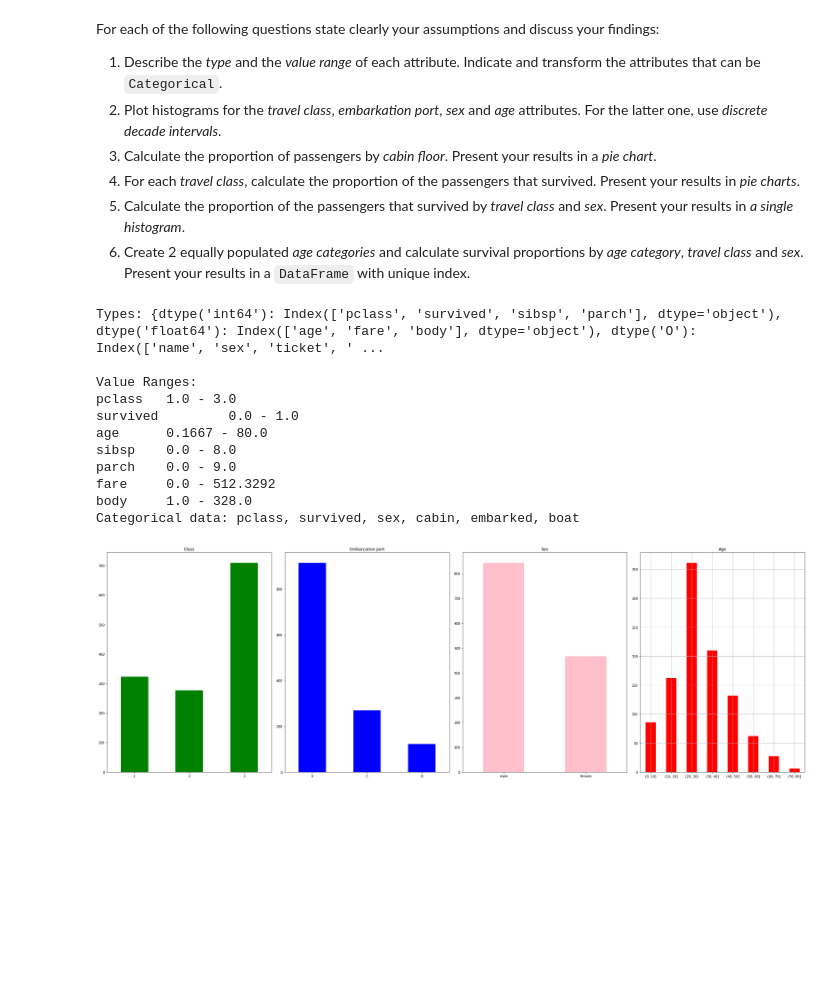
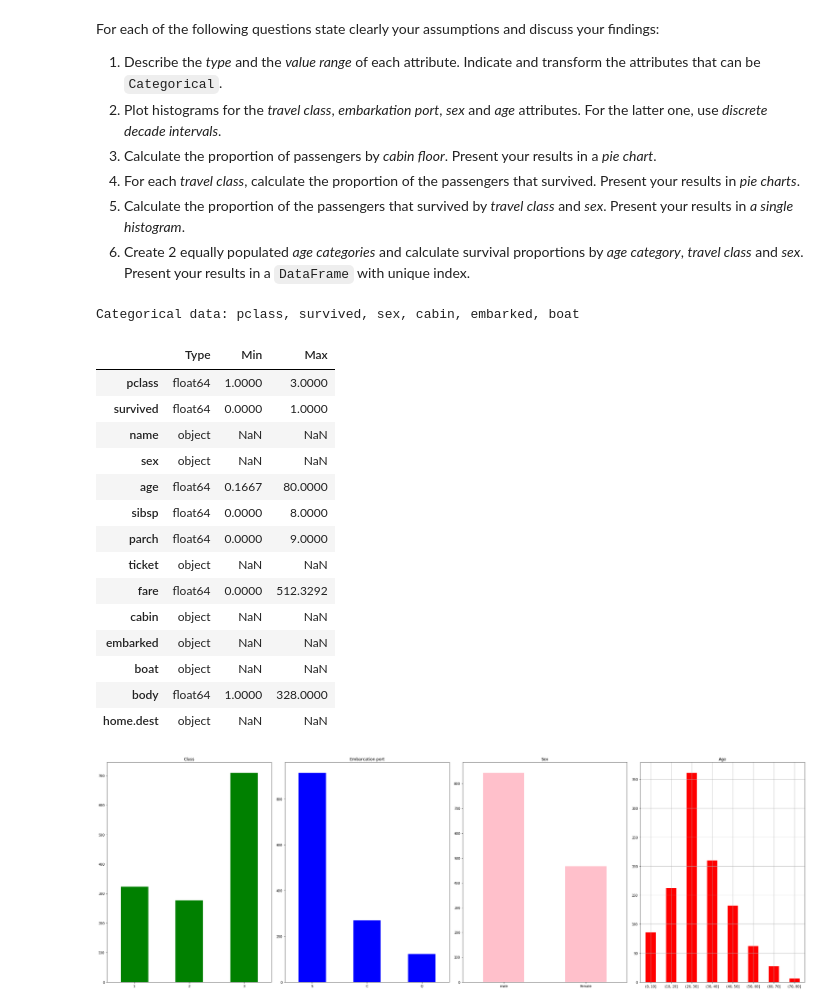
Before and after one commit to pmichele/ADA-Group, a Jupyter notebook: Final/Homework1/Homework 1.ipynb, the cells around one changed output. Saved outputs shown, nothing was run; the diff lists cells and outputs as text; code cells hidden in the pictures; blank space fills up the shorter version.

```diff
--- a/Final/Homework1/Homework 1.ipynb
+++ b/Final/Homework1/Homework 1.ipynb
@@ -9,15 +9,8 @@
 import glob
 import pandas as pd
 import numpy as np
-pd.options.mode.chained_assignment = None  # default='warn', Mutes warnings when copying a slice from a DataFrame.
 
-PATH_FOLDER = "../../Arsalan/Homework 1/Data"
-DATA_FOLDER = PATH_FOLDER
-PATH_GUINEA = PATH_FOLDER + "/ebola/guinea_data"
-PATH_LIBERIA = PATH_FOLDER + "/ebola/liberia_data"
-PATH_SL = PATH_FOLDER + "/ebola/sl_data"
-
-PATH_MICROBIOME = PATH_FOLDER + "/microbiome"
+DATA_FOLDER = "../../Arsalan/Homework 1/Data"
 
 na_val=['?', 'NaN', 'NA', 'Na', 'na', 'nan', 'Nan']
 # %% [markdown]
@@ -281,33 +268,42 @@ For each of the following questions state clearly your assumptions and discuss y
 # %%
 # Part 1
 
 df = pd.read_excel(DATA_FOLDER + "/titanic.xls")
-print("Types:", df.columns.to_series().groupby(df.dtypes).groups, "\n")
-print("Value Ranges:")
-lowest = df.describe().loc['min']
-highest = df.describe().loc['max']
-for i in range(lowest.shape[0]):
-    print(lowest.index[i], "\t", lowest[i], "-", highest[i])
+res = pd.DataFrame(columns=['Type', 'Min', 'Max'])
+for col in df.columns:
+    desc = df[col].describe()
+    if 'min' in desc.index:
+        res.loc[col] = [desc.dtype, desc['min'], desc["max"]]
+    else:
+        res.loc[col] = [desc.dtype, None, None]
 
 print("Categorical data: pclass, survived, sex, cabin, embarked, boat")
 df['pclass'] = pd.Categorical(df['pclass'])
 df['survived'] = pd.Categorical(df['survived'])
 df['sex'] = pd.Categorical(df['sex'])
 df['cabin'] = pd.Categorical(df['cabin'].fillna("Unknown"))
 df['embarked'] = pd.Categorical(df['embarked'])
 df['boat'] = pd.Categorical(df['boat'])
+
+#Dataframe before categorical data transformation
+res
 # %% [output]
-Types: {dtype('int64'): Index(['pclass', 'survived', 'sibsp', 'parch'], dtype='object'), dtype('float64'): Index(['age', 'fare', 'body'], dtype='object'), dtype('O'): Index(['name', 'sex', 'ticket', ' ...
-
-Value Ranges:
-pclass   1.0 - 3.0
-survived         0.0 - 1.0
-age      0.1667 - 80.0
-sibsp    0.0 - 8.0
-parch    0.0 - 9.0
-fare     0.0 - 512.3292
-body     1.0 - 328.0
 Categorical data: pclass, survived, sex, cabin, embarked, boat
+|  | Type | Min | Max |
+| pclass | float64 | 1.0000 | 3.0000 |
+| survived | float64 | 0.0000 | 1.0000 |
+| name | object | NaN | NaN |
+| sex | object | NaN | NaN |
+| age | float64 | 0.1667 | 80.0000 |
+| sibsp | float64 | 0.0000 | 8.0000 |
+| parch | float64 | 0.0000 | 9.0000 |
+| ticket | object | NaN | NaN |
+| fare | float64 | 0.0000 | 512.3292 |
+| cabin | object | NaN | NaN |
+| embarked | object | NaN | NaN |
+| boat | object | NaN | NaN |
+| body | float64 | 1.0000 | 328.0000 |
+| home.dest | object | NaN | NaN |
 # %%
 # Part 2
 
```
Also changed, not shown: parts of 3 cells of this notebook.
